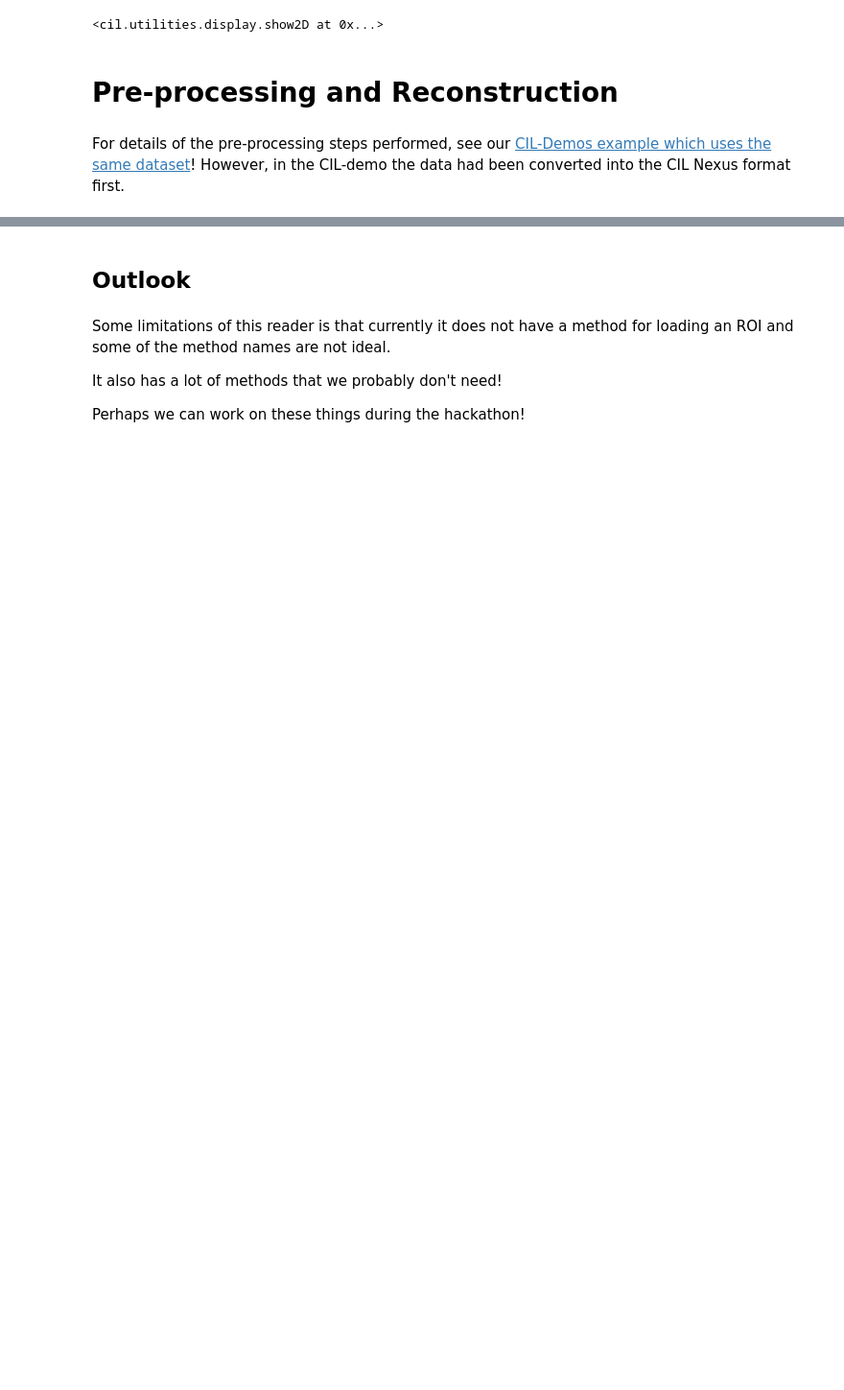
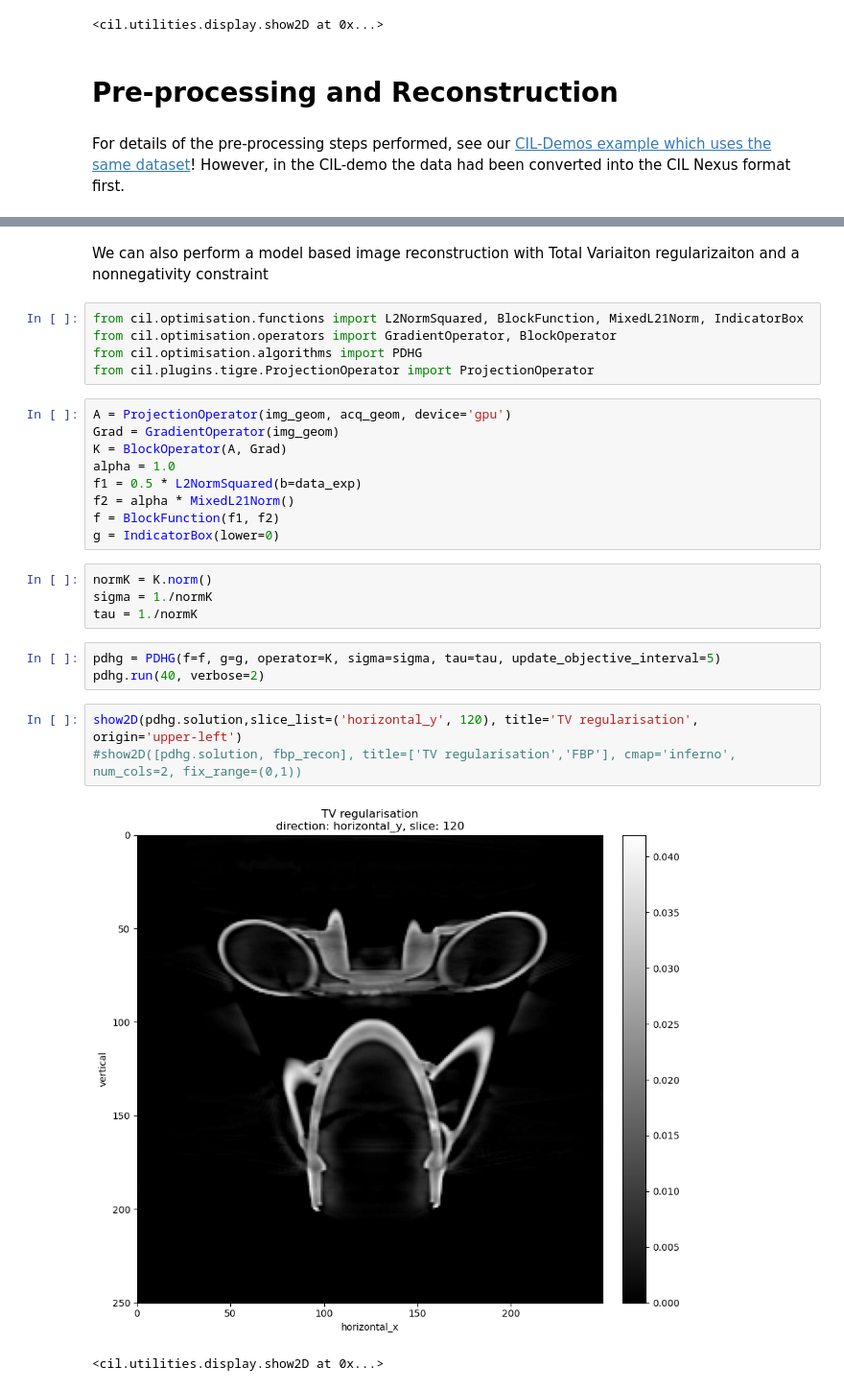
Before and after one commit to TomographicImaging/CIL-Reader-Showcase, a Jupyter notebook: NikonReader_XCT_Metal_Object.ipynb, the cells around one changed output, grey strips where cells are left out. Shown at 96% size. Saved outputs shown, nothing was run; the diff lists cells and outputs as text; blank space fills up the shorter version.

Commit message:
Initial Commit for Nikon Reader Update

```diff
--- a/NikonReader_XCT_Metal_Object.ipynb
+++ b/NikonReader_XCT_Metal_Object.ipynb
@@ -138,8 +148,29 @@ show2D(recon,slice_list=('horizontal_y', 70), title='Reconstruction FBP',  origi
-# %% [markdown]
-## Outlook
-# %% [markdown]
-Some limitations of this reader is that currently it does not have a method for loading an ROI and some of the method names are not ideal.
-
-It also has a lot of methods that we probably don't need!
-
-Perhaps we can work on these things during the hackathon!
+# %% [markdown]
+We can also perform a model based image reconstruction with Total Variaiton regularizaiton and a nonnegativity constraint
+# %%
+from cil.optimisation.functions import L2NormSquared, BlockFunction, MixedL21Norm, IndicatorBox
+from cil.optimisation.operators import GradientOperator, BlockOperator
+from cil.optimisation.algorithms import PDHG
+from cil.plugins.tigre.ProjectionOperator import ProjectionOperator
+# %%
+A = ProjectionOperator(img_geom, acq_geom, device='gpu')
+Grad = GradientOperator(img_geom)
+K = BlockOperator(A, Grad)
+alpha = 1.0
+f1 = 0.5 * L2NormSquared(b=data_exp)
+f2 = alpha * MixedL21Norm()
+f = BlockFunction(f1, f2)
+g = IndicatorBox(lower=0)
+# %%
+normK = K.norm()
+sigma = 1./normK
+tau = 1./normK
+# %%
+pdhg = PDHG(f=f, g=g, operator=K, sigma=sigma, tau=tau, update_objective_interval=5)
+pdhg.run(40, verbose=2)
+# %%
+show2D(pdhg.solution,slice_list=('horizontal_y', 120), title='TV regularisation',  origin='upper-left')
+#show2D([pdhg.solution, fbp_recon], title=['TV regularisation','FBP'], cmap='inferno', num_cols=2, fix_range=(0,1))
+# %% [output]
+[figure, added]
+<cil.utilities.display.show2D at 0x...>
```
Also changed, not shown: parts of 7 cells of this notebook.
